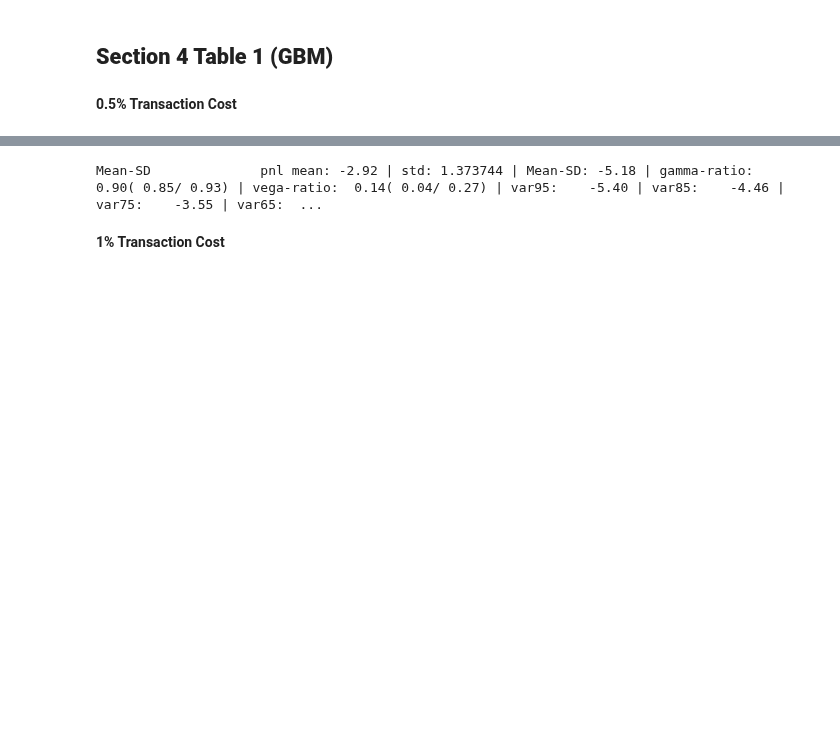
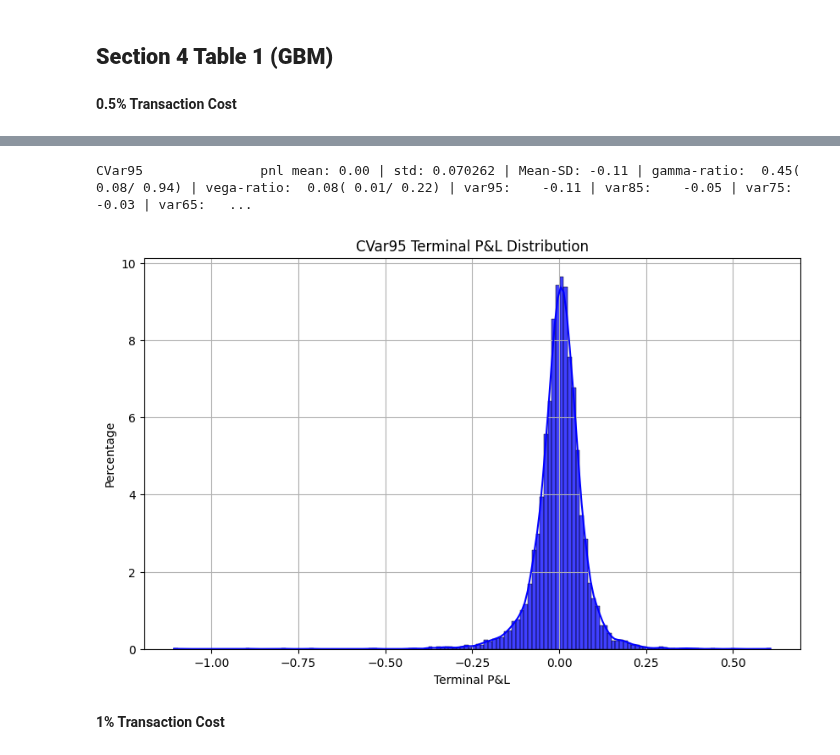
Before and after one commit to Dunkalot/gamma-vega-rl-hedging, a Jupyter notebook: result analysis/RL&Baseline_Strategy_Analysis.ipynb, the cells around one changed output, grey strips where cells are left out. Saved outputs shown, nothing was run; the diff lists cells and outputs as text; code cells hidden in the pictures; blank space fills up the shorter version.

```diff
--- a/result analysis/RL&Baseline_Strategy_Analysis.ipynb
+++ b/result analysis/RL&Baseline_Strategy_Analysis.ipynb
@@ -104,26 +168,27 @@ workfolder = '/home/hedge/gamma-vega-rl-hedging'+ '/logs/batch14/Table1/TC05/RL/
 # %%
 workfolder = '/home/hedge/gamma-vega-rl-hedging/logs/run_20250418_175637/RL/Huber/spread=0.005_obj=cvar_threshold=0.95_critic=qr-huber_v=0.3_hedttm=30'
 eval_quantiles = [0.95, 0.85, 0.75,0.65]
 fig = go.Figure()
 generate_stat(
        f'{workfolder}/logs/eval_env/logs.csv',
-       eval_quantiles, fig, 'Mean-SD')
+       eval_quantiles, fig, 'CVar95')
 pass
 # generate_stat(
 #        f'{workfolder2}/logs/eval_env/logs.csv',
 #        eval_quantiles, fig, 'VaR95')
 # generate_stat(
 #        f'{workfolder3}/logs/eval_env/logs.csv',
 #        eval_quantiles, fig, 'CVaR95')
 
 # generate_stat(
 #        f'{gkfolder}/logs/eval_delta_env/logs.csv',
 #        eval_quantiles, fig, 'Delta')
 # generate_stat(
 #        f'{gkfolder2}/logs/eval_gamma_env/logs.csv',
 #        eval_quantiles, fig, 'Delta-Gamma')
 # %% [output]
-Mean-SD              pnl mean: -2.92 | std: 1.373744 | Mean-SD: -5.18 | gamma-ratio:  0.90( 0.85/ 0.93) | vega-ratio:  0.14( 0.04/ 0.27) | var95:    -5.40 | var85:    -4.46 | var75:    -3.55 | var65:  ...
+CVar95               pnl mean: 0.00 | std: 0.070262 | Mean-SD: -0.11 | gamma-ratio:  0.45( 0.08/ 0.94) | vega-ratio:  0.08( 0.01/ 0.22) | var95:    -0.11 | var85:    -0.05 | var75:    -0.03 | var65:   ...
+[figure, added]
 # %% [markdown]
 **1% Transaction Cost**
 # %%
```
Also changed, not shown: parts of 4 cells of this notebook, 7 other files.
